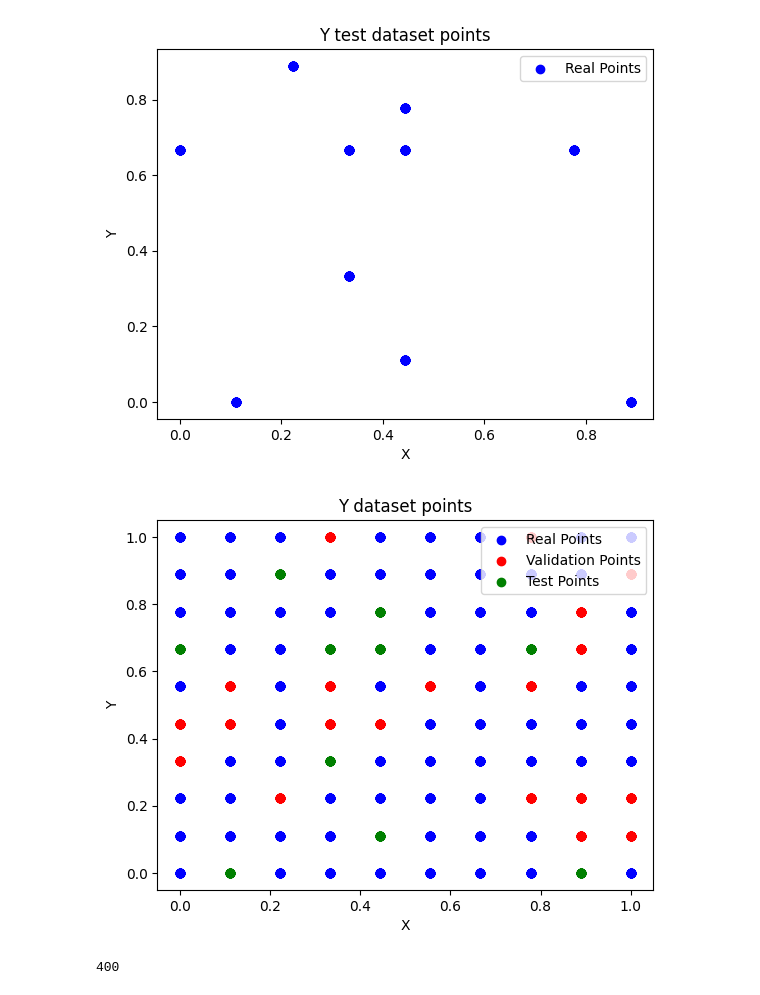
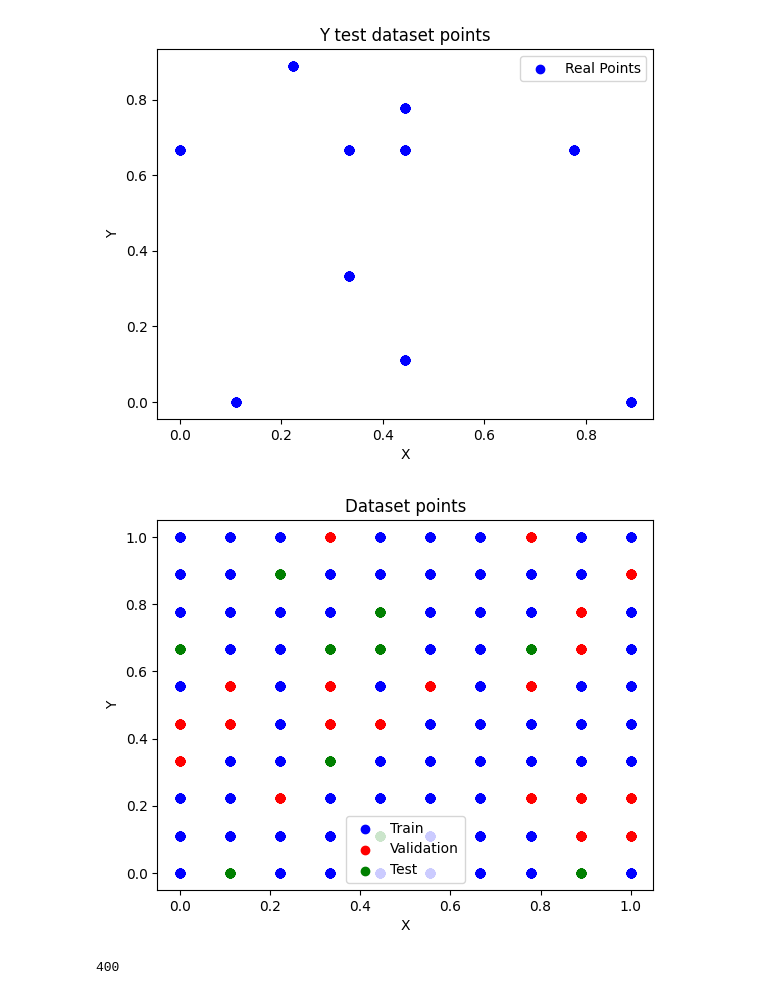
Before and after one commit to RRocha21/Dissertation, a Jupyter notebook: test3.ipynb, the cells around one changed output. Saved outputs shown, nothing was run; the diff lists cells and outputs as text; code cells hidden in the pictures.

```diff
--- a/test3.ipynb
+++ b/test3.ipynb
@@ -262,26 +262,26 @@ plt.show()
 # %% [output]
 [figure]
 # %%
-plt.scatter(Y_train[:,0], Y_train[:,1], color='blue', label='Real Points')
-plt.scatter(Y_val[:,0], Y_val[:,1], color='red', label='Validation Points')
-plt.scatter(Y_test[:,0], Y_test[:,1], color='green', label='Test Points')
+plt.scatter(Y_train[:,0], Y_train[:,1], color='blue', label='Train')
+plt.scatter(Y_val[:,0], Y_val[:,1], color='red', label='Validation')
+plt.scatter(Y_test[:,0], Y_test[:,1], color='green', label='Test')
 
 # # Set the x-axis label to "X"
 plt.xlabel('X')
 
 # # Set the y-axis label to "Y"
 plt.ylabel('Y')
 
 # # Set the title of the plot to "Real vs Predicted Points"
-plt.title('Y dataset points')
+plt.title('Dataset points')
 
 # # Add a legend to the plot
 plt.legend()
 
 # Show the plot
 plt.show()
 # %% [output]
-[figure, old version]
+[figure, new version]
 # %%
 # Machine Learning - Loss Functions for X and Y
 
```
Also changed, not shown: parts of 7 cells of this notebook, 5 other files.
